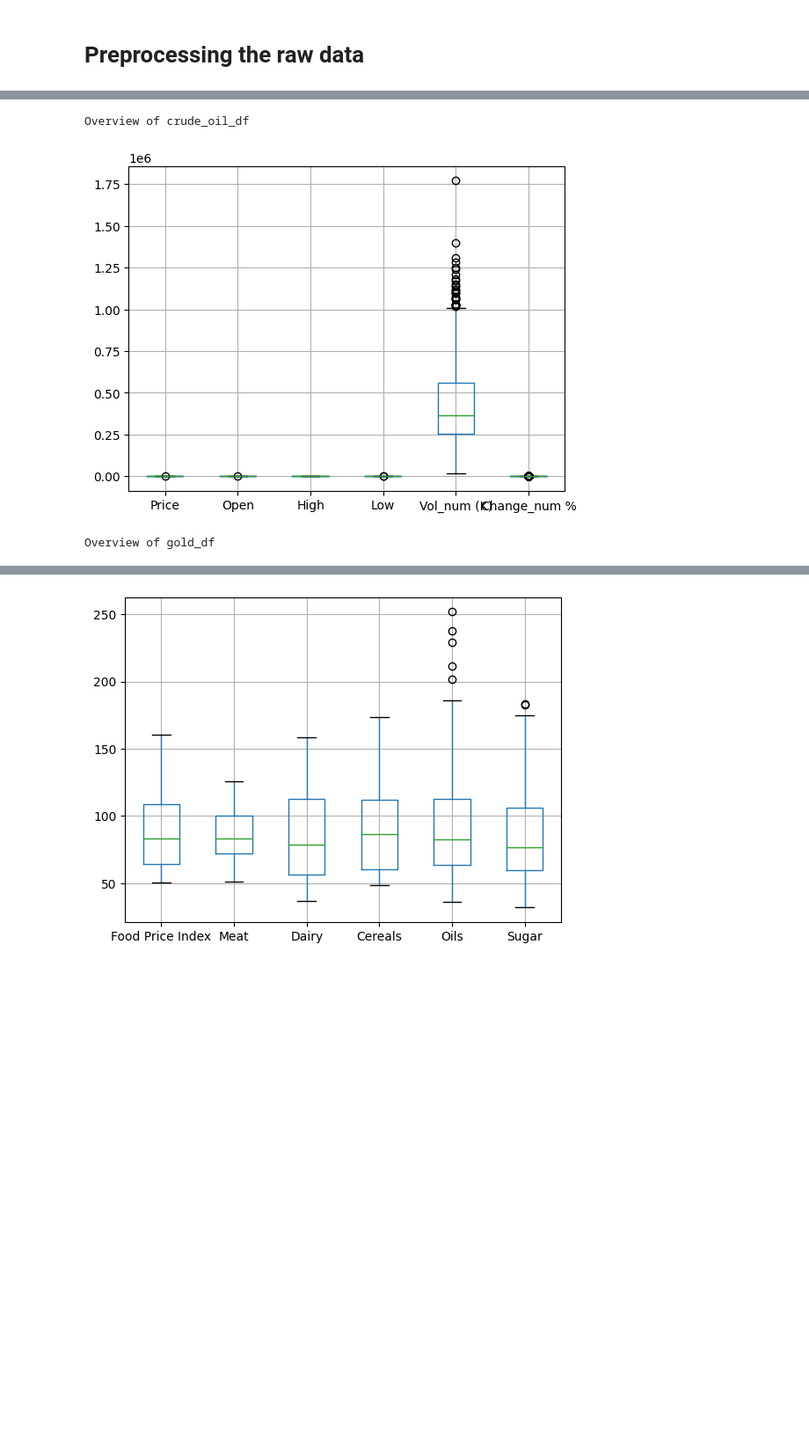
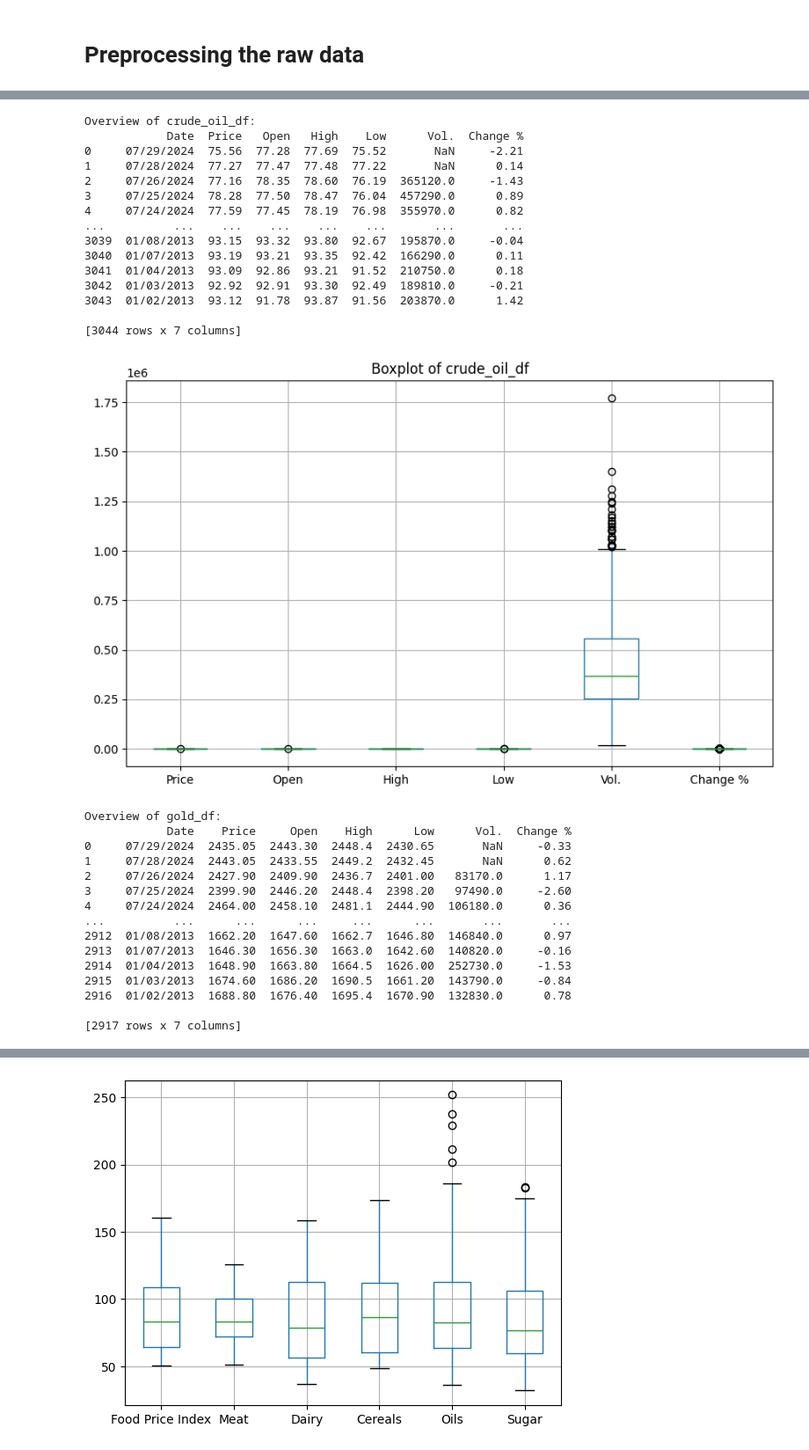
Before and after one commit to DanaMikulinsky/fintechFinalProject, a Jupyter notebook: dataExploration.ipynb, the cells around one changed output, grey strips where cells are left out. Shown: that part at 88% size. Saved outputs shown, nothing was run; the diff lists cells and outputs as text; code cells hidden in the pictures; blank space fills up the shorter version.

```diff
--- a/dataExploration.ipynb
+++ b/dataExploration.ipynb
@@ -75,27 +182,67 @@ food_price_df.head()
 # %%
 def replace_symbols(value):
     if isinstance(value, (int, float, complex)):
         return value
-    if '%' in value:
-        return float(value.replace('%', '')) / 100
-    elif 'K' in value:
-        return float(value.replace('K', '')) * 1000
-    elif 'M' in value:
-        return float(value.replace('M', '')) * 1000000
-
+    if isinstance(value, str):
+        if '%' in value:
+            return float(value.replace('%', ''))
+        elif 'K' in value:
+            return float(value.replace('K', '')) * 1000
+        elif 'M' in value:
+            return float(value.replace('M', '')) * 1000000
+        elif ',' in value:
+            return float(value.replace(',', ''))
+    return value
 
 for df_name, df in dfs_dict.items():
     try:
-        df['Vol_num (K)'] = df['Vol.'].apply(replace_symbols)
-        df['Change_num %'] = df['Change %'].apply(replace_symbols)
-        print(f"Overview of {df_name}")
-        plt.figure()
-        df[['Price', 'Open', 'High', 'Low', 'Vol_num (K)', 'Change_num %']].boxplot()
+        # Convert all columns except 'Date' using replace_symbols
+        for col in df.columns:
+            if col != 'Date':
+                df[col] = df[col].apply(replace_symbols)
+
+        # Display the DataFrame overview and boxplot
+        print(f"Overview of {df_name}:")
+        print(df)
+
+        # Plot boxplots
+        plt.figure(figsize=(10, 6))
+        df.drop(columns='Date').boxplot()
+        plt.title(f'Boxplot of {df_name}')
         plt.show()
+
     except Exception as e:
         print(f"Error with {df_name}: {e}")
         continue
 # %% [output]
-Overview of crude_oil_df
+Overview of crude_oil_df:
+            Date  Price   Open   High    Low      Vol.  Change %
+0     07/29/2024  75.56  77.28  77.69  75.52       NaN     -2.21
+1     07/28/2024  77.27  77.47  77.48  77.22       NaN      0.14
+2     07/26/2024  77.16  78.35  78.60  76.19  365120.0     -1.43
+3     07/25/2024  78.28  77.50  78.47  76.04  457290.0      0.89
+4     07/24/2024  77.59  77.45  78.19  76.98  355970.0      0.82
+...          ...    ...    ...    ...    ...       ...       ...
+3039  01/08/2013  93.15  93.32  93.80  92.67  195870.0     -0.04
+3040  01/07/2013  93.19  93.21  93.35  92.42  166290.0      0.11
+3041  01/04/2013  93.09  92.86  93.21  91.52  210750.0      0.18
+3042  01/03/2013  92.92  92.91  93.30  92.49  189810.0     -0.21
+3043  01/02/2013  93.12  91.78  93.87  91.56  203870.0      1.42
+
+[3044 rows x 7 columns]
-[figure, old version]
+[figure, new version]
-Overview of gold_df
+Overview of gold_df:
+            Date    Price     Open    High      Low      Vol.  Change %
+0     07/29/2024  2435.05  2443.30  2448.4  2430.65       NaN     -0.33
+1     07/28/2024  2443.05  2433.55  2449.2  2432.45       NaN      0.62
+2     07/26/2024  2427.90  2409.90  2436.7  2401.00   83170.0      1.17
+3     07/25/2024  2399.90  2446.20  2448.4  2398.20   97490.0     -2.60
+4     07/24/2024  2464.00  2458.10  2481.1  2444.90  106180.0      0.36
+...          ...      ...      ...     ...      ...       ...       ...
+2912  01/08/2013  1662.20  1647.60  1662.7  1646.80  146840.0      0.97
+2913  01/07/2013  1646.30  1656.30  1663.0  1642.60  140820.0     -0.16
+2914  01/04/2013  1648.90  1663.80  1664.5  1626.00  252730.0     -1.53
+2915  01/03/2013  1674.60  1686.20  1690.5  1661.20  143790.0     -0.84
+2916  01/02/2013  1688.80  1676.40  1695.4  1670.90  132830.0      0.78
+
+[2917 rows x 7 columns]
```
Also changed, not shown: parts of 17 cells of this notebook, 2 other files.
